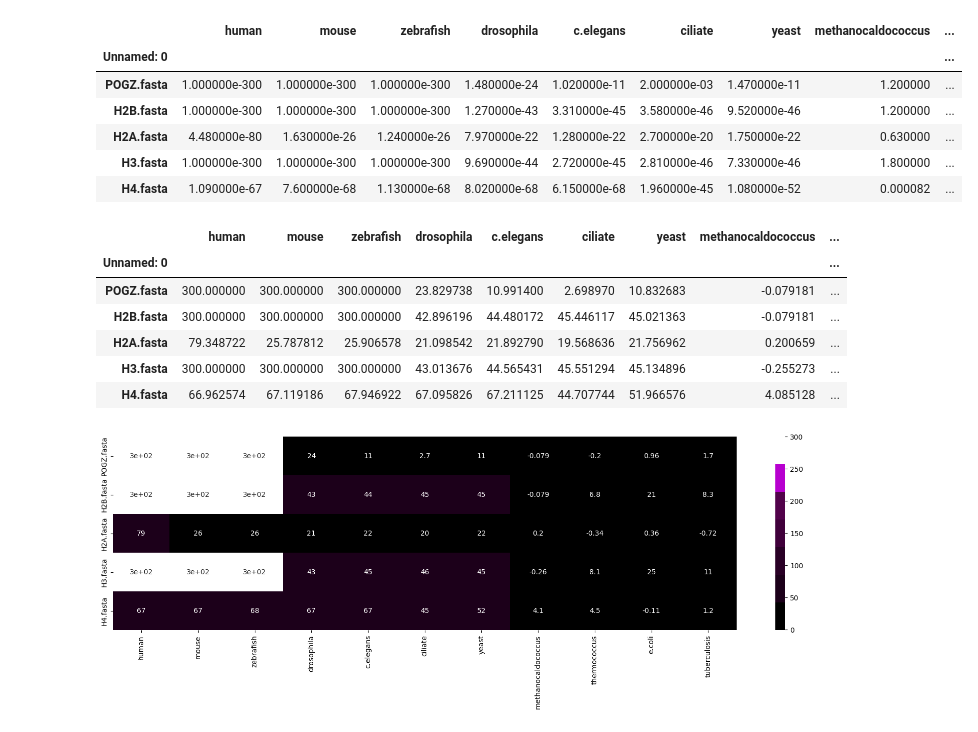
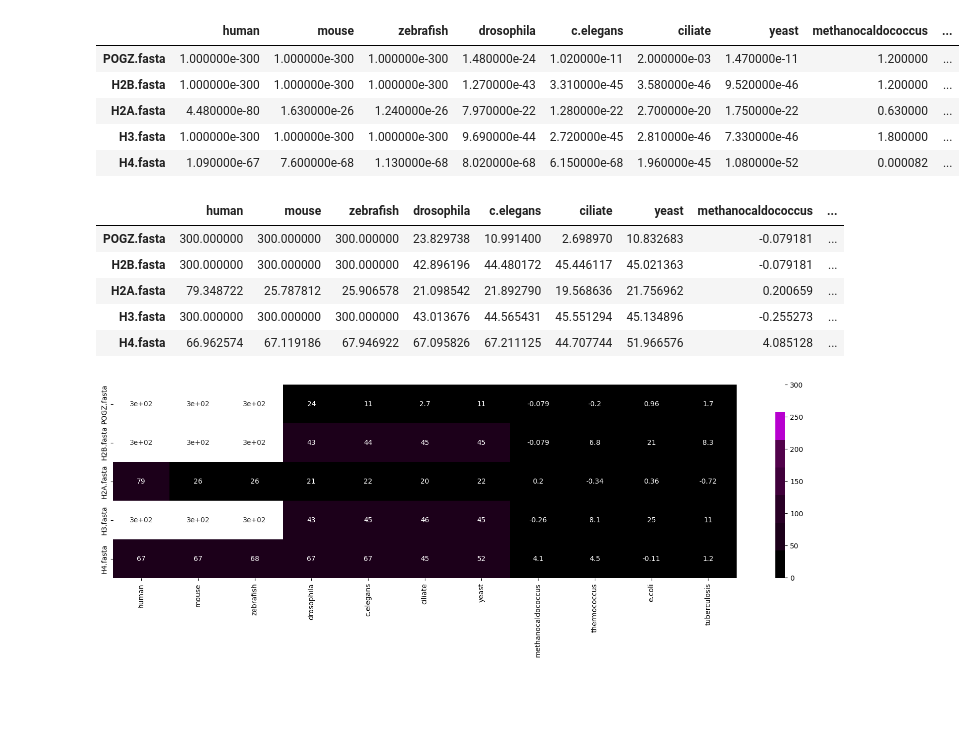
Before and after one commit to nastyaromanova/hse23_minor_project, a Jupyter notebook: project.ipynb, the cells around one changed output. Drawn from its saved outputs; the diff is of its cells as text; code cells hidden in the pictures; blank space fills up the shorter version.

```diff
--- a/project.ipynb
+++ b/project.ipynb
@@ -4,7 +4,8 @@ import numpy as np
 # %%
 data = pd.read_csv('results.csv')
 # %%
-data = data.set_index('Unnamed: 0')
+data = data.rename(index={0:'POGZ.fasta', 1:'H2B.fasta', 2:'H2A.fasta', 3:'H3.fasta', 4:'H4.fasta'})
+data.drop(columns=['Unnamed: 0'], inplace=True)
 data
 # %% [output]
 |  | c.elegans | ciliate | drosophila | e.coli | human | methanocaldococcus | mouse | thermococcus | ... |
@@ -30,12 +29,11 @@ data
 # %%
 # Заменяем нули на маленькое число и числа больше 300 на 300
 for column_name in data.columns:
-    data.loc[data[column_name] == 0, column_name] = 1e-300
+    data.loc[data[column_name] < 1e-300, column_name] = 1e-300
     data.loc[data[column_name] > 300, column_name] = 300
 data
 # %% [output]
 |  | human | mouse | zebrafish | drosophila | c.elegans | ciliate | yeast | methanocaldococcus | ... |
-| Unnamed: 0 |  |  |  |  |  |  |  |  | ... |
 | POGZ.fasta | 1.000000e-300 | 1.000000e-300 | 1.000000e-300 | 1.480000e-24 | 1.020000e-11 | 2.000000e-03 | 1.470000e-11 | 1.200000 | ... |
 | H2B.fasta | 1.000000e-300 | 1.000000e-300 | 1.000000e-300 | 1.270000e-43 | 3.310000e-45 | 3.580000e-46 | 9.520000e-46 | 1.200000 | ... |
 | H2A.fasta | 4.480000e-80 | 1.630000e-26 | 1.240000e-26 | 7.970000e-22 | 1.280000e-22 | 2.700000e-20 | 1.750000e-22 | 0.630000 | ... |
@@ -47,7 +45,6 @@ data = data.transform(lambda x: -np.log10(x))
 data
 # %% [output]
 |  | human | mouse | zebrafish | drosophila | c.elegans | ciliate | yeast | methanocaldococcus | ... |
-| Unnamed: 0 |  |  |  |  |  |  |  |  | ... |
 | POGZ.fasta | 300.000000 | 300.000000 | 300.000000 | 23.829738 | 10.991400 | 2.698970 | 10.832683 | -0.079181 | ... |
 | H2B.fasta | 300.000000 | 300.000000 | 300.000000 | 42.896196 | 44.480172 | 45.446117 | 45.021363 | -0.079181 | ... |
 | H2A.fasta | 79.348722 | 25.787812 | 25.906578 | 21.098542 | 21.892790 | 19.568636 | 21.756962 | 0.200659 | ... |
```
Also changed, not shown: parts of 2 cells of this notebook, 11 other files.
